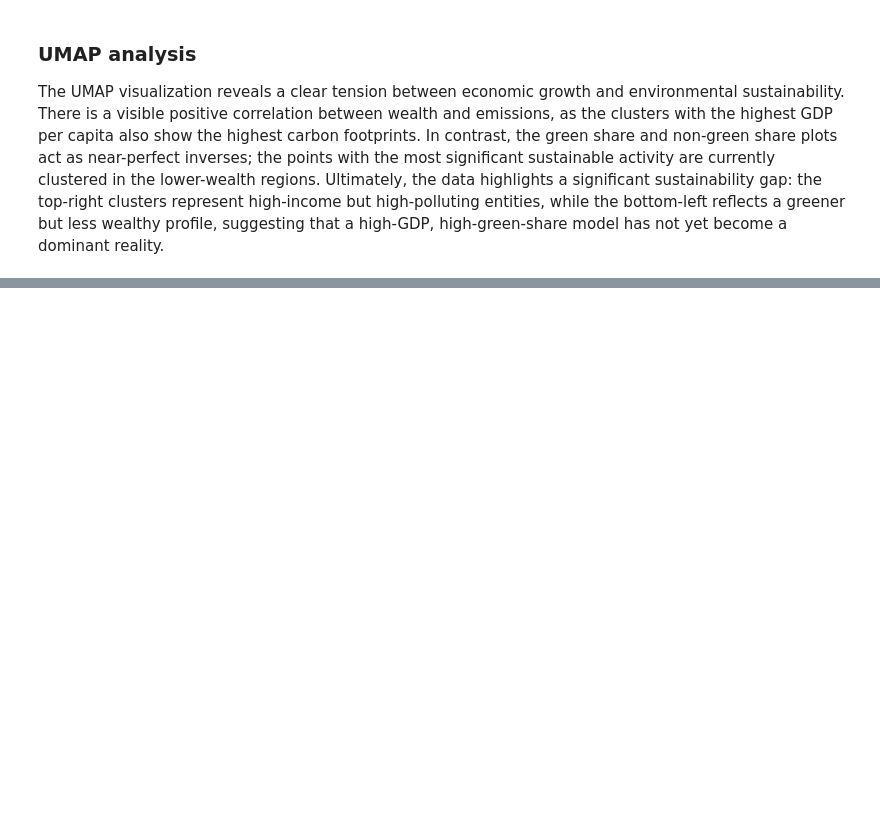
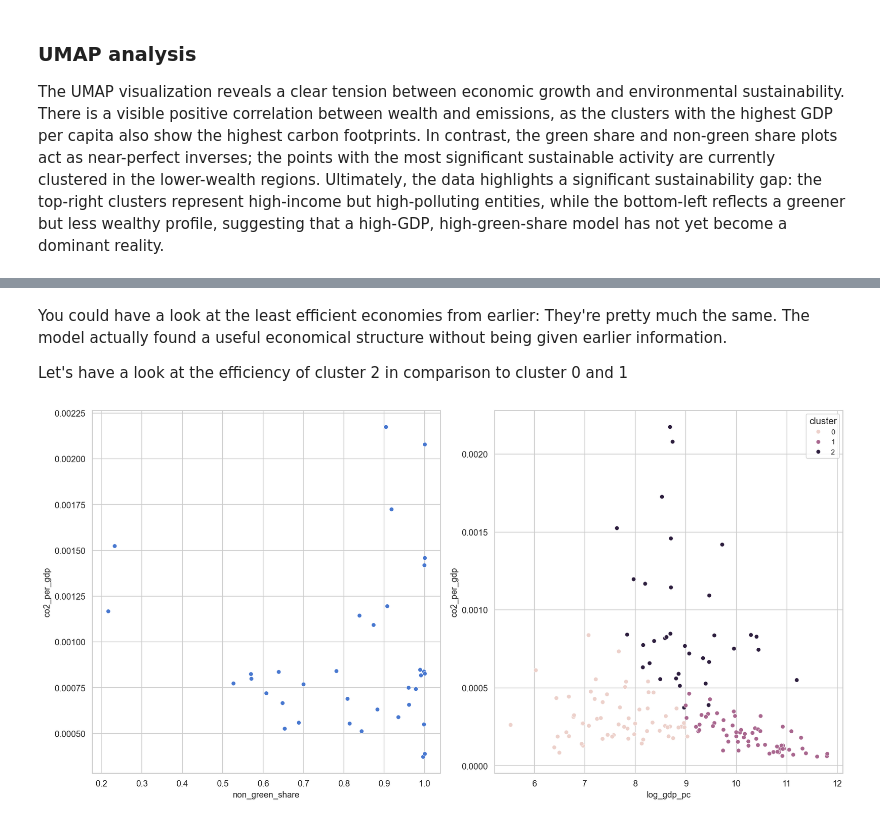
Before and after one commit to fabianfrank-dev/carbon_analysis, a Jupyter notebook: data_analytics_project.ipynb, the cells around one changed output, grey strips where cells are left out. Saved outputs shown, nothing was run; the diff lists cells and outputs as text; code cells hidden in the pictures; blank space fills up the shorter version.

```diff
--- a/data_analytics_project.ipynb
+++ b/data_analytics_project.ipynb
@@ -1216,0 +1281,29 @@ Compared to the UMAP projection, which reveals a nonlinear manifold structure, t
+# %% [markdown]
+You could have a look at the least efficient economies from earlier: They're pretty much the same. The model actually found a useful economical structure without being given earlier information.
+
+Let's have a look at the efficiency of cluster 2 in comparison to cluster 0 and 1
+# %%
+fig, (ax1,ax2) = plt.subplots(1,2, figsize=(16,8))
+
+# only look at cluster 2
+cluster2 = cluster_df_pd[cluster_df_pd["cluster"] == 2]
+
+# scatter
+sns.scatterplot(
+    data=cluster2,
+    x="non_green_share",
+    y="co2_per_gdp",
+    ax=ax1)
+
+sns.scatterplot(
+    data=cluster_df_pd,
+    x="log_gdp_pc",
+    y="co2_per_gdp",
+    hue="cluster",
+    ax=ax2
+)
+
+plt.tight_layout()
+plt.show()
+# %% [output]
+[figure, added]
```
Also changed, not shown: parts of 23 cells of this notebook, 1 other file.
